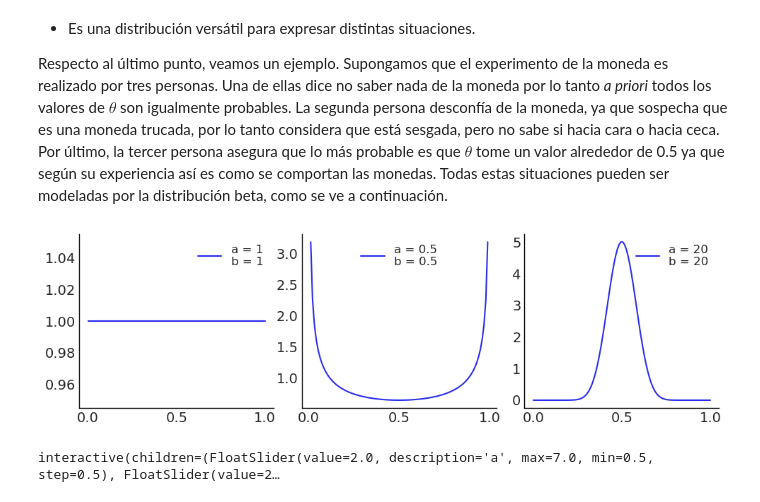
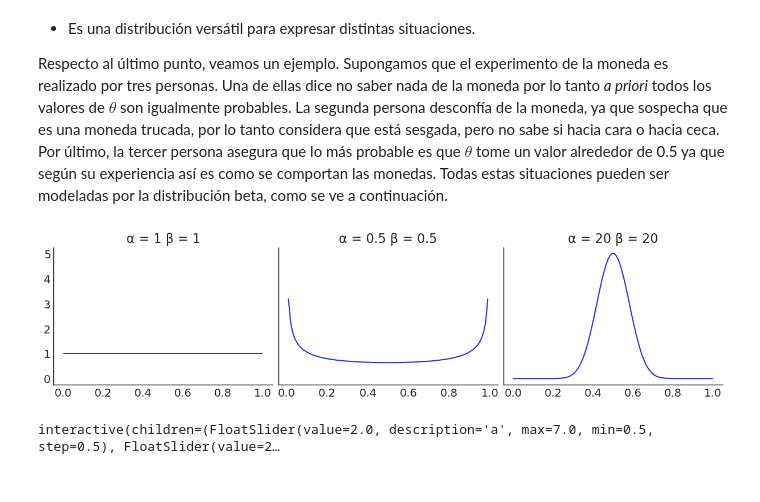
Before and after one commit to Grupo-de-modelado-probabilista/modelado_bayesiano, a Jupyter notebook: 01_Teorema_de_Bayes_e_inferencia_estadística.ipynb, the cells around one changed output. Drawn from its saved outputs; the diff is of its cells as text; code cells hidden in the pictures.

```diff
--- a/01_Teorema_de_Bayes_e_inferencia_estadística.ipynb
+++ b/01_Teorema_de_Bayes_e_inferencia_estadística.ipynb
@@ -199,17 +199,17 @@ Hay varias razones para usar una distribución beta para este y otros problemas:
 
 Respecto al último punto, veamos un ejemplo. Supongamos que el experimento de la moneda es realizado por tres personas. Una de ellas dice no saber nada de la moneda por lo tanto _a priori_ todos los valores de $\theta$ son igualmente probables. La segunda persona desconfía de la moneda, ya que sospecha que es una moneda trucada, por lo tanto considera que está sesgada, pero no sabe si hacia cara o hacia ceca. Por último, la tercer persona asegura que lo más probable es que $\theta$ tome un valor alrededor de 0.5 ya que según su experiencia así es como se comportan las monedas. Todas estas situaciones pueden ser modeladas por la distribución beta, como se ve a continuación.
 # %%
-plt.figure(figsize=(10, 3))
+_, axes = plt.subplots(1, 3, figsize=(12, 3), sharey=True)
 x = np.linspace(0, 1, 100)
 
-for ind, (a, b) in enumerate([(1, 1), (0.5, 0.5), (20, 20)]):
+params = [(1, 1), (0.5, 0.5), (20, 20)]
+
+for (a, b), ax  in zip(params, axes):
     y = stats.beta.pdf(x, a, b)
-    plt.subplot(1, 3, ind+1)
-    plt.plot(x, y, label='a = %s\nb = %s' % (a, b))
-    plt.legend(fontsize=12)
-plt.tight_layout();
+    ax.plot(x, y)
+    ax.set_title(f'α = {a} β = {b}')
 # %% [output]
-[figure, old version]
+[figure, new version]
 # %%
 def beta(a, b):
     x = np.linspace(0, 1, 130)
```
Also changed, not shown: parts of 8 cells of this notebook.
